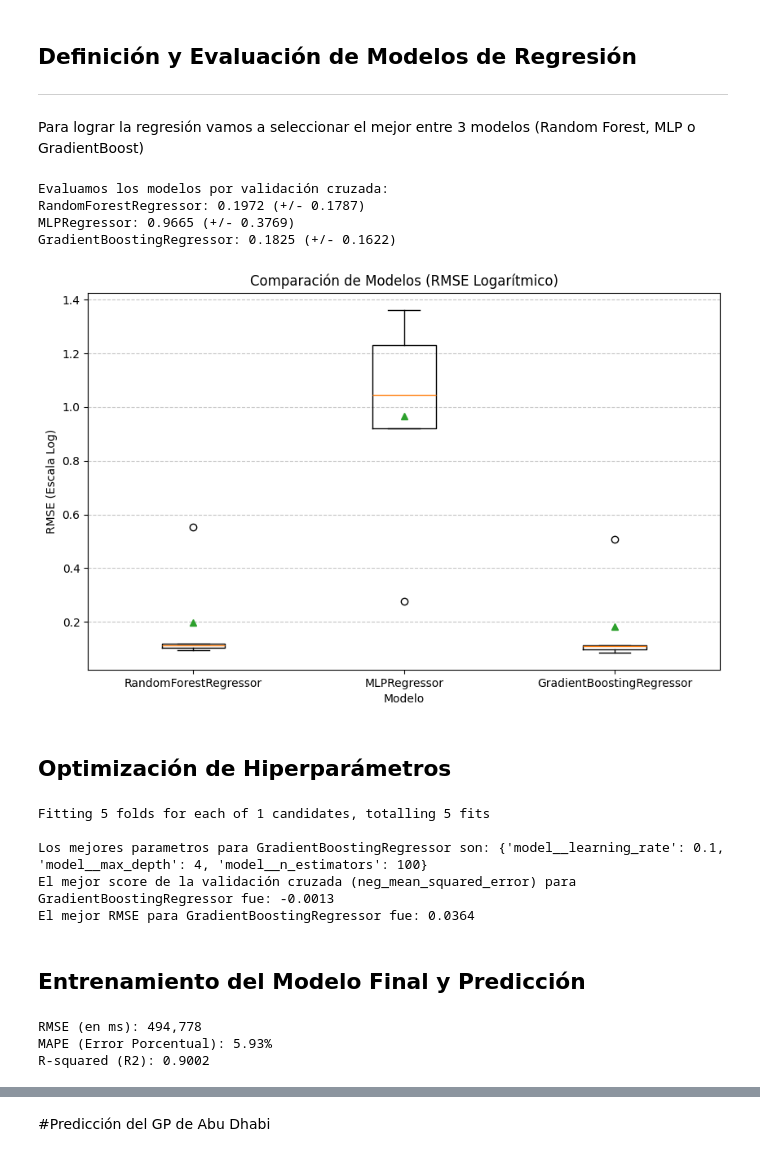
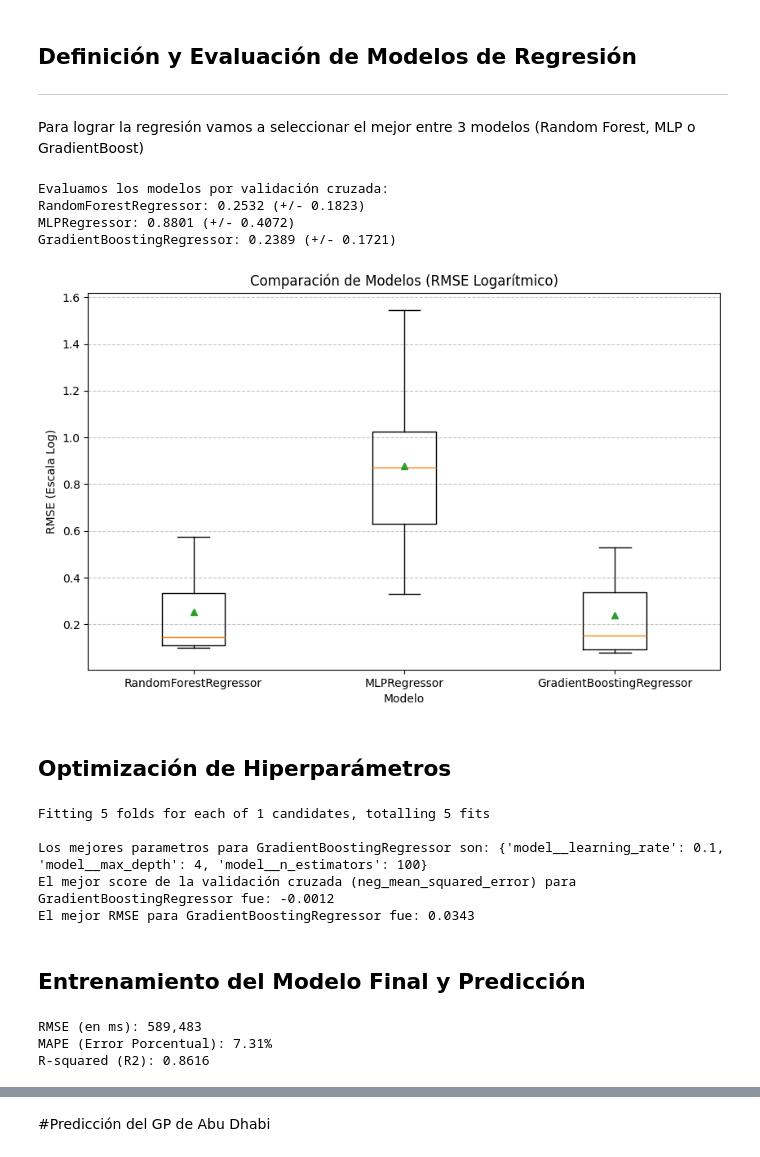
Before and after one commit to 100479095/Predictor_F1_2025, a Jupyter notebook: entrenamiento_modelo.ipynb, the cells around one changed output, grey strips where cells are left out. Drawn from its saved outputs; the diff is of its cells as text; code cells hidden in the pictures.

Commit message:
Tests desde 2024

```diff
--- a/entrenamiento_modelo.ipynb
+++ b/entrenamiento_modelo.ipynb
@@ -61,11 +61,11 @@ En este apartadp eliminamos las columnas de RACEID y DRIVERID ya que son únicas
 df = df.sort_values(by=['YEAR', 'ROUND'])
 
 # 2. Definir el corte.
-# Opción A: Usar todo excepto el último año para entrenar, y el último año para test
-ultimo_anio = df['YEAR'].max()
+#Escogemos el año 2024 para tener las carreras a partir de este año como test
+ultimo_anio = df['YEAR'].max() -1
 
 train_data = df[df['YEAR'] < ultimo_anio]
-test_data = df[df['YEAR'] == ultimo_anio]
+test_data = df[df['YEAR'] >= ultimo_anio]
 
 #, 'CONSTRUCTORID', 'CIRCUITID', 'Q1', 'Q2', 'Q3'
 cols_to_drop = ['RACEID', 'DRIVERID', 'MS RACE']
@@ -83,7 +83,7 @@ print(f"Testeando con {len(X_test)} registros (año más reciente)")
 
 #Diferenciamos los atributos categoricos de los numericos
 categorical_features = ['CONSTRUCTORID', 'CIRCUITID']
-numerical_features = [col for col in X.columns if col not in categorical_features]
+numerical_features = [col for col in X_train.columns if col not in categorical_features]
 
 #Creamos el pipeline de transformación
 preprocessor = ColumnTransformer(
@@ -126,38 +126,38 @@ print("\nEvaluamos los modelos por validación cruzada:")
 results = []
 names = []
 
 for name, model in models:
     #Creamos un pipeline individual para cada modelo
     pipeline = Pipeline(steps=[('preprocessor', preprocessor), ('model', model)])
 
     #cross_val_score devuelve 'neg_mean_squared_error'por lo que lo negamos y sacamos raíz
-    cv_scores = cross_val_score(pipeline, X, y, cv=5, scoring='neg_mean_squared_error', n_jobs=-1)
+    cv_scores = cross_val_score(pipeline, X_train, y_train, cv=5, scoring='neg_mean_squared_error', n_jobs=-1)
     rmse_scores = np.sqrt(-cv_scores)
 
     results.append(rmse_scores)
     names.append(name)
     print(f"{name}: {rmse_scores.mean():.4f} (+/- {rmse_scores.std():.4f})")
 
 # Configuración del tamaño del gráfico
 plt.figure(figsize=(10, 6))
 
 # Crear el diagrama de caja (boxplot) usando tus variables 'results' y 'names'
 plt.boxplot(results, labels=names, showmeans=True)
 
 # Añadir títulos y etiquetas
 plt.title('Comparación de Modelos (RMSE Logarítmico)')
 plt.ylabel('RMSE (Escala Log)')
 plt.xlabel('Modelo')
 plt.grid(axis='y', linestyle='--', alpha=0.7)
 
 # Mostrar el gráfico
 plt.show()
 # %% [output]
 Evaluamos los modelos por validación cruzada:
-RandomForestRegressor: 0.1972 (+/- 0.1787)
-MLPRegressor: 0.9665 (+/- 0.3769)
-GradientBoostingRegressor: 0.1825 (+/- 0.1622)
+RandomForestRegressor: 0.2532 (+/- 0.1823)
+MLPRegressor: 0.8801 (+/- 0.4072)
+GradientBoostingRegressor: 0.2389 (+/- 0.1721)
-[figure, old version]
+[figure, new version]
 # %% [markdown]
 ## Optimización de Hiperparámetros
 # %%
@@ -201,8 +201,8 @@ print(f"El mejor RMSE para {best_model_name} fue: {np.sqrt(np.abs(grid_search.be
 Fitting 5 folds for each of 1 candidates, totalling 5 fits
 
 Los mejores parametros para GradientBoostingRegressor son: {'model__learning_rate': 0.1, 'model__max_depth': 4, 'model__n_estimators': 100}
-El mejor score de la validación cruzada (neg_mean_squared_error) para GradientBoostingRegressor fue: -0.0013
-El mejor RMSE para GradientBoostingRegressor fue: 0.0364
+El mejor score de la validación cruzada (neg_mean_squared_error) para GradientBoostingRegressor fue: -0.0012
+El mejor RMSE para GradientBoostingRegressor fue: 0.0343
 # %% [markdown]
 ## Entrenamiento del Modelo Final y Predicción
 # %%
@@ -224,9 +224,9 @@ print(f"RMSE (en ms): {rmse:,.0f}")
 print(f"MAPE (Error Porcentual): {mape:.2%}")
 print(f"R-squared (R2): {r2:.4f}")
 # %% [output]
-RMSE (en ms): 494,778
-MAPE (Error Porcentual): 5.93%
-R-squared (R2): 0.9002
+RMSE (en ms): 589,483
+MAPE (Error Porcentual): 7.31%
+R-squared (R2): 0.8616
 # %%
 # Calculamos los residuos (diferencia entre lo real y lo predicho)
 residuals = y_test - y_pred
```
Also changed, not shown: parts of 2 cells of this notebook.
